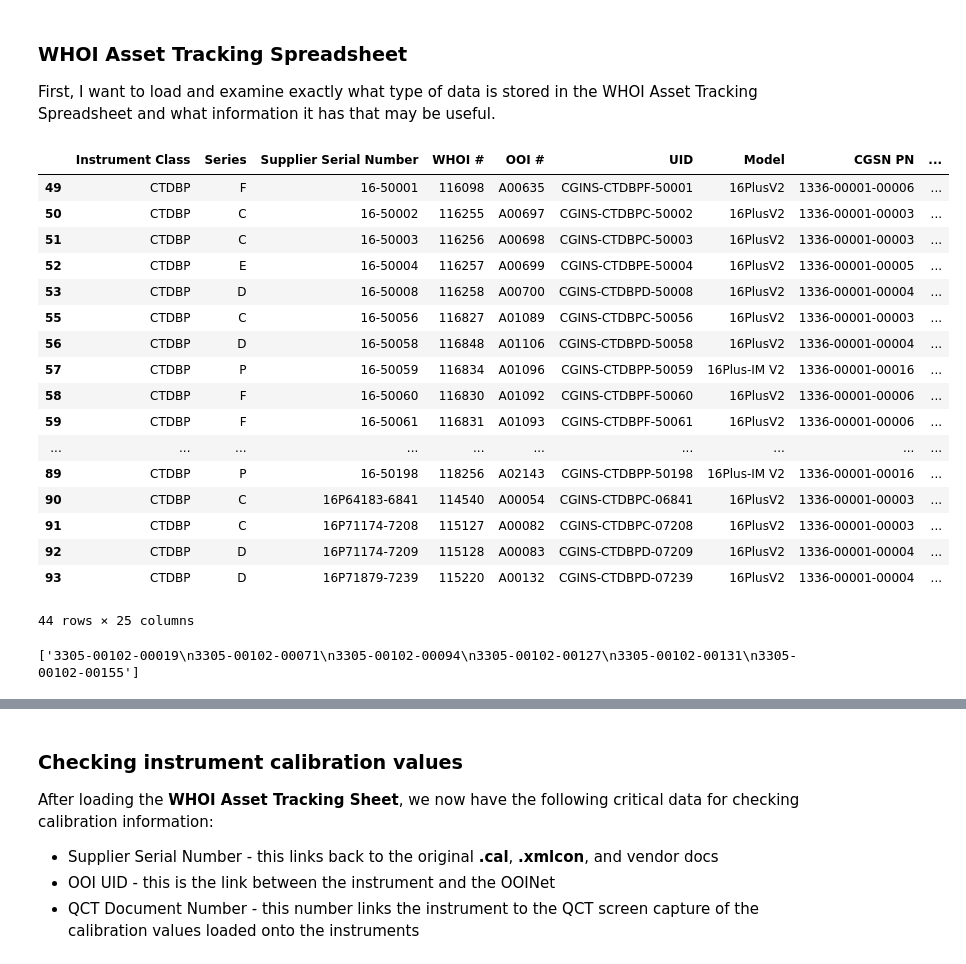
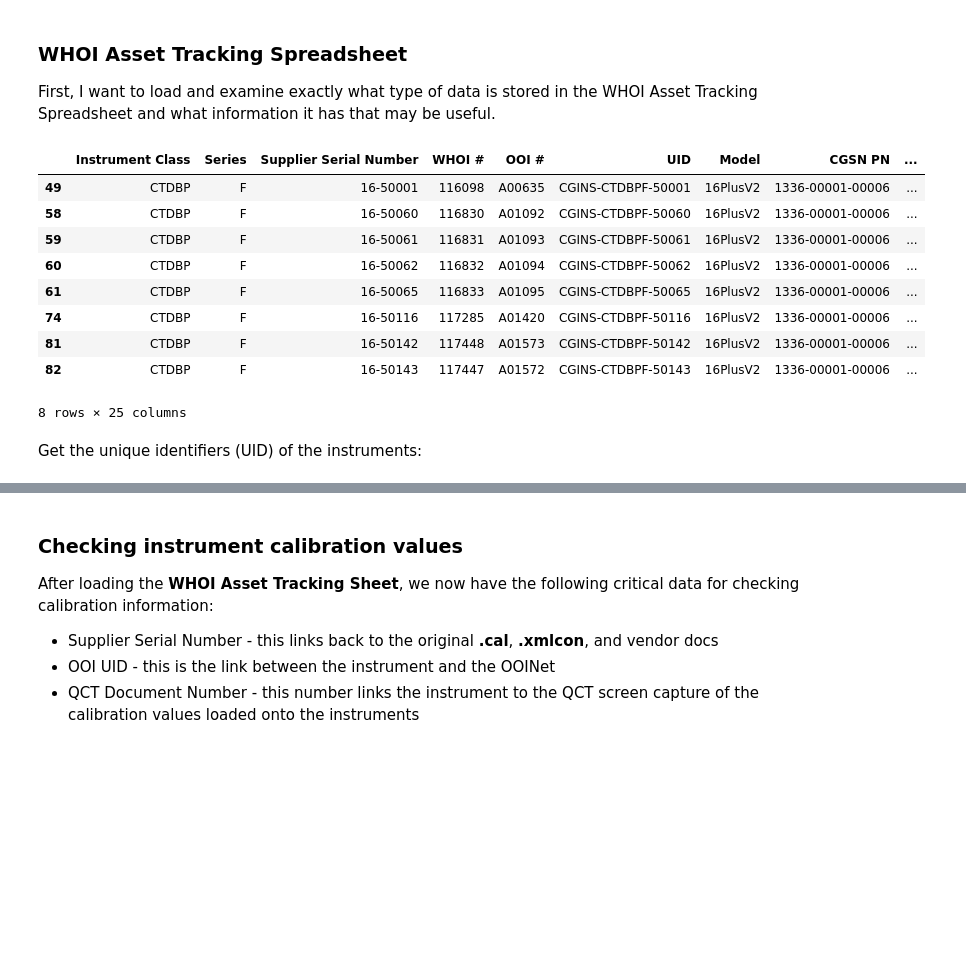
Before and after one commit to cooleyky/QAQC_Sandbox, a Jupyter notebook: Metadata_Review/Metadata_Review.ipynb, the cells around one changed output, grey strips where cells are left out. Cells and saved outputs as stored; diff of their text form; code cells hidden in the pictures; blank space fills up the shorter version.

Commit message:
Updates to existing parsers and new calibration parsers for CGSN instruments.

```diff
--- a/Metadata_Review/Metadata_Review.ipynb
+++ b/Metadata_Review/Metadata_Review.ipynb
@@ -74,69 +70,22 @@ o2_coefficients_map = {
 # %% [markdown]
 ### WHOI Asset Tracking Spreadsheet
 First, I want to load and examine exactly what type of data is stored in the WHOI Asset Tracking Spreadsheet and what information it has that may be useful.
-# %%
-def whoi_asset_tracking(spreadsheet,sheet_name,instrument_class='All',whoi=True,series=None):
-    """
-    Loads all the individual sensors of a specific instrument class and
-    series type. Currently applied only for WHOI deployed instruments.
-
-    Args:
-        spreadsheet - directory path and name of the excel spreadsheet with
-            the WHOI asset tracking information.
-        sheet_name - name of the sheet in the spreadsheet to load
-        instrument_class - the type (i.e. CTDBP, CTDMO, PCO2W, etc). Defaults
-            to 'All', which will load all of the instruments
-        whoi - return only whoi instruments? Defaults to True.
-        series - a specified class of the instrument to load. Defaults to None,
-            which will load all of the series for a specified instrument class
-    """
-
-    all_sensors = pd.read_excel(spreadsheet,sheet_name=sheet_name,header=1)
-    # Select a specific class of instruments
-    if instrument_class == 'All':
-        inst_class = all_sensors
-    else:
-        inst_class  = all_sensors[all_sensors['Instrument\nClass']==instrument_class]
-    # Return only the whoi instruments?
-    if whoi == True:
-        whoi_insts = inst_class[inst_class['Deployment History'] != 'EA']
-    else:
-        whoi_insts = inst_class
-    # Slect a specific series of the instrument?
-    if series != None:
-        instrument = whoi_insts[whoi_insts['Series'] == series]
-    else:
-        instrument = whoi_insts
-
-    return instrument
 # %%
 #excel_spreadsheet = 'C:/Users/areed/Documents/Project_Files/Documentation/System/System Notebook/WHOI_Asset_Tracking.xlsx'
 excel_spreadsheet = '/media/andrew/OS/Users/areed/Documents/Project_Files/Documentation/System/System Notebook/WHOI_Asset_Tracking.xlsx'
 sheet_name = 'Sensors'
 # %%
 # What are all the different series of CTDs?
-CTDBP = whoi_asset_tracking(excel_spreadsheet,sheet_name,instrument_class='CTDBP',whoi=True)
+CTDBP = whoi_asset_tracking(excel_spreadsheet,sheet_name,instrument_class='CTDBP',whoi=True,series='F')
 CTDBP
 # %% [output]
 |  | Instrument Class | Series | Supplier Serial Number | WHOI # | OOI # | UID | Model | CGSN PN | ... |
 | 49 | CTDBP | F | 16-50001 | 116098 | A00635 | CGINS-CTDBPF-50001 | 16PlusV2 | 1336-00001-00006 | ... |
-| 50 | CTDBP | C | 16-50002 | 116255 | A00697 | CGINS-CTDBPC-50002 | 16PlusV2 | 1336-00001-00003 | ... |
-| 51 | CTDBP | C | 16-50003 | 116256 | A00698 | CGINS-CTDBPC-50003 | 16PlusV2 | 1336-00001-00003 | ... |
-| 52 | CTDBP | E | 16-50004 | 116257 | A00699 | CGINS-CTDBPE-50004 | 16PlusV2 | 1336-00001-00005 | ... |
-| 53 | CTDBP | D | 16-50008 | 116258 | A00700 | CGINS-CTDBPD-50008 | 16PlusV2 | 1336-00001-00004 | ... |
-| 55 | CTDBP | C | 16-50056 | 116827 | A01089 | CGINS-CTDBPC-50056 | 16PlusV2 | 1336-00001-00003 | ... |
-| 56 | CTDBP | D | 16-50058 | 116848 | A01106 | CGINS-CTDBPD-50058 | 16PlusV2 | 1336-00001-00004 | ... |
-| 57 | CTDBP | P | 16-50059 | 116834 | A01096 | CGINS-CTDBPP-50059 | 16Plus-IM V2 | 1336-00001-00016 | ... |
 | 58 | CTDBP | F | 16-50060 | 116830 | A01092 | CGINS-CTDBPF-50060 | 16PlusV2 | 1336-00001-00006 | ... |
 | 59 | CTDBP | F | 16-50061 | 116831 | A01093 | CGINS-CTDBPF-50061 | 16PlusV2 | 1336-00001-00006 | ... |
-| ... | ... | ... | ... | ... | ... | ... | ... | ... | ... |
-| 89 | CTDBP | P | 16-50198 | 118256 | A02143 | CGINS-CTDBPP-50198 | 16Plus-IM V2 | 1336-00001-00016 | ... |
-| 90 | CTDBP | C | 16P64183-6841 | 114540 | A00054 | CGINS-CTDBPC-06841 | 16PlusV2 | 1336-00001-00003 | ... |
-| 91 | CTDBP | C | 16P71174-7208 | 115127 | A00082 | CGINS-CTDBPC-07208 | 16PlusV2 | 1336-00001-00003 | ... |
-| 92 | CTDBP | D | 16P71174-7209 | 115128 | A00083 | CGINS-CTDBPD-07209 | 16PlusV2 | 1336-00001-00004 | ... |
-| 93 | CTDBP | D | 16P71879-7239 | 115220 | A00132 | CGINS-CTDBPD-07239 | 16PlusV2 | 1336-00001-00004 | ... |
+| 60 | CTDBP | F | 16-50062 | 116832 | A01094 | CGINS-CTDBPF-50062 | 16PlusV2 | 1336-00001-00006 | ... |
+| 61 | CTDBP | F | 16-50065 | 116833 | A01095 | CGINS-CTDBPF-50065 | 16PlusV2 | 1336-00001-00006 | ... |
+| 74 | CTDBP | F | 16-50116 | 117285 | A01420 | CGINS-CTDBPF-50116 | 16PlusV2 | 1336-00001-00006 | ... |
+| 81 | CTDBP | F | 16-50142 | 117448 | A01573 | CGINS-CTDBPF-50142 | 16PlusV2 | 1336-00001-00006 | ... |
+| 82 | CTDBP | F | 16-50143 | 117447 | A01572 | CGINS-CTDBPF-50143 | 16PlusV2 | 1336-00001-00006 | ... |
-44 rows × 25 columns
+8 rows × 25 columns
-# %%
-list(CTDBP[CTDBP['Supplier\nSerial Number'] == '16-50002']['QCT Testing'])
-# %% [output]
-['3305-00102-00019\n3305-00102-00071\n3305-00102-00094\n3305-00102-00127\n3305-00102-00131\n3305-00102-00155']
@@ -146,0 +92,2 @@ CTDBPP
+# %% [markdown]
+Get the unique identifiers (UID) of the instruments:
```
Also changed, not shown: parts of 80 cells of this notebook, 3 other files.
